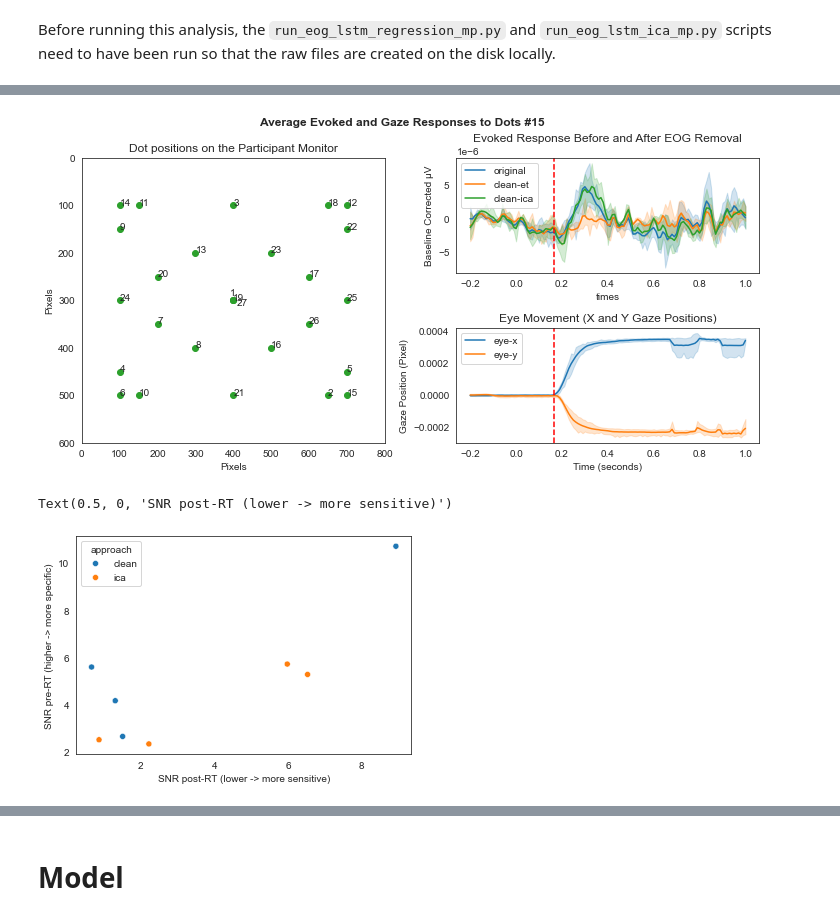
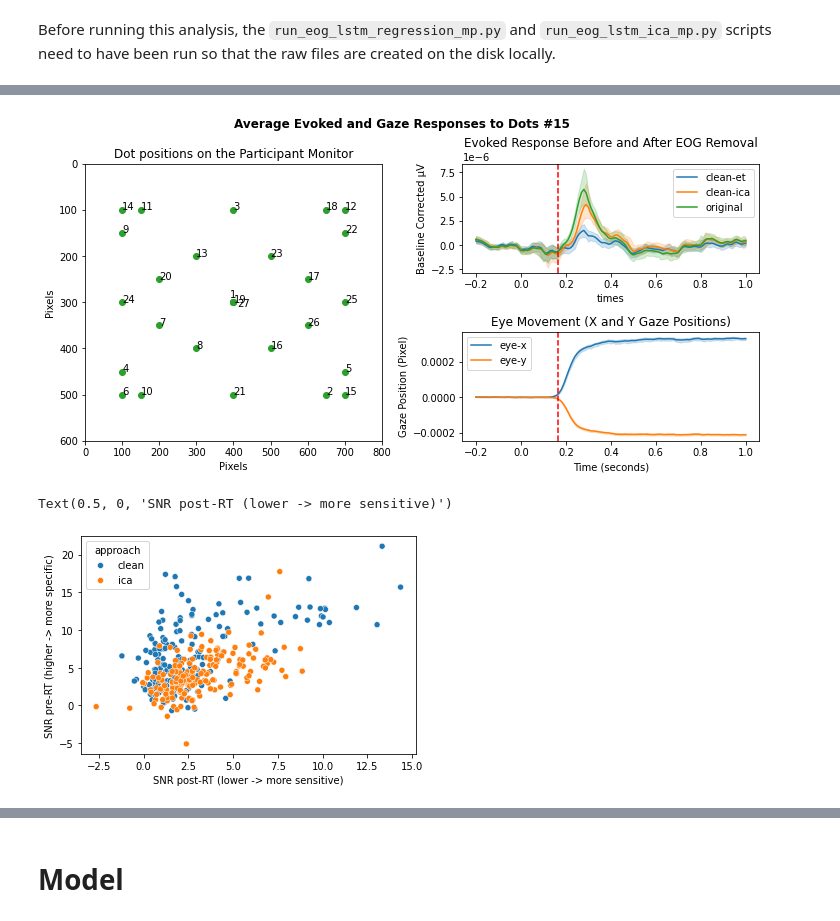
Before and after one commit to lina-usc/eog-learn, a Jupyter notebook: slurm/Pytorch_EOG_LSTM_analysis.ipynb, the cells around one changed output, grey strips where cells are left out. Saved outputs shown, nothing was run; the diff lists cells and outputs as text; code cells hidden in the pictures.

```diff
--- a/slurm/Pytorch_EOG_LSTM_analysis.ipynb
+++ b/slurm/Pytorch_EOG_LSTM_analysis.ipynb
@@ -221,0 +342,6 @@ topo_ev_df = {key: pd.concat(topo_ev_dfs[key]) for key in topo_ev_dfs}
+# %%
+eeg_signals_xr =  xr.open_dataset("eeg_signals.netcdf")["amp"]
+et_signals_xr = xr.open_dataset("et_signals.netcdf")["amp"]
+snr_xr = xr.open_dataset("snr.netcdf")
+topo_raw_xr = xr.open_dataset("topo_raw.netcdf")["percent"]
+topo_erp_xr = xr.open_dataset("topo_erp.netcdf")["percent"]
@@ -245,6 +371,5 @@ sns.displot(np.log10(((tmp - tmp.mean(axis=0))**2).sum(axis=1)))
 # %%
-event_id = "15"
-ch_name = "E12"
+
 cond = (eeg_signals_df.event_id == event_id) & (eeg_signals_df.ch_name == "E12")
 
 fig = plt.figure(layout="constrained", figsize=(10, 5))
@@ -260,33 +385,34 @@ ax_dict = fig.subplot_mosaic(
 
 plot_dot_fig(ax_dict["dots"])
 
-g = sns.lineplot(data=eeg_signals_df[cond], x="times", hue="kind", y="amp",
-             hue_order=["original", "clean-et", "clean-ica"], ax=ax_dict["evoked"], n_boot=10)
+g = sns.lineplot(data=eeg_signals_xr.sel(event_id=event_id, ch_name=ch_name).to_dataframe(),
+                 x="times", hue="kind", y="amp", ax=ax_dict["evoked"], n_boot=100)
 g.legend_.set_title(None)
 ax_dict["evoked"].set_title("Evoked Response Before and After EOG Removal")
 ax_dict["evoked"].set_ylabel("Baseline Corrected µV")
-ax_dict["evoked"].axvline(x=snr_df["rt"].mean(), linestyle="dashed", color="r")
+ax_dict["evoked"].axvline(x=snr_xr["rt"].mean(), linestyle="dashed", color="r")
 
-g = sns.lineplot(data=et_signals_df[et_signals_df.event_id == event_id], x="times", hue="kind", y="amp",
-             hue_order=["eye-x", "eye-y"], ax=ax_dict["gaze"], n_boot=100)
+g = sns.lineplot(data=et_signals_xr.sel(event_id=event_id).to_dataframe(),
+                 x="times", hue="ch_name", y="amp",
+                 ax=ax_dict["gaze"], n_boot=100)
 g.legend_.set_title(None)
 ax_dict["gaze"].set_xlabel("Time (seconds)")
 ax_dict["gaze"].set_ylabel("Gaze Position (Pixel)")
 ax_dict["gaze"].set_title("Eye Movement (X and Y Gaze Positions)")
-ax_dict["gaze"].axvline(x=snr_df["rt"].mean(), linestyle="dashed", color="r")
+ax_dict["gaze"].axvline(x=snr_xr["rt"].mean(), linestyle="dashed", color="r")
 
 fig.show()
 # %% [output]
-[figure, old version]
+[figure, new version]
 # %%
-ch_names = list(snr_df.loc[:, "E1":"Cz"].columns)
-tmp = snr_df.drop(columns=["rt"]).pivot_table(index=["approach", "run", "subject"], values=ch_names, columns="condition").reset_index()
-g = sns.scatterplot(x=tmp[("E11", "post")], y=tmp[("E11", "pre")], hue=tmp.approach)
+tmp = snr_xr.sel(ch_name=ch_name,  event_id=event_id).to_dataframe().reset_index()
+tmp = tmp.pivot_table(columns="condition", index=["approach", "subject", "run"], values="snr").reset_index()
+g = sns.scatterplot(x=tmp.post, y=tmp.pre, hue=tmp.approach)
 g.axes.set_ylabel("SNR pre-RT (higher -> more specific)")
 g.axes.set_xlabel("SNR post-RT (lower -> more sensitive)")
 # %% [output]
 Text(0.5, 0, 'SNR post-RT (lower -> more sensitive)')
-[figure, old version]
+[figure, new version]
 # %%
 """tmp = snr_df.drop(columns=["rt"]).pivot_table(index=["approach", "run", "subject"], values="snr", columns="condition").reset_index()
 k = 0.5
```
Also changed, not shown: parts of 11 cells of this notebook.
